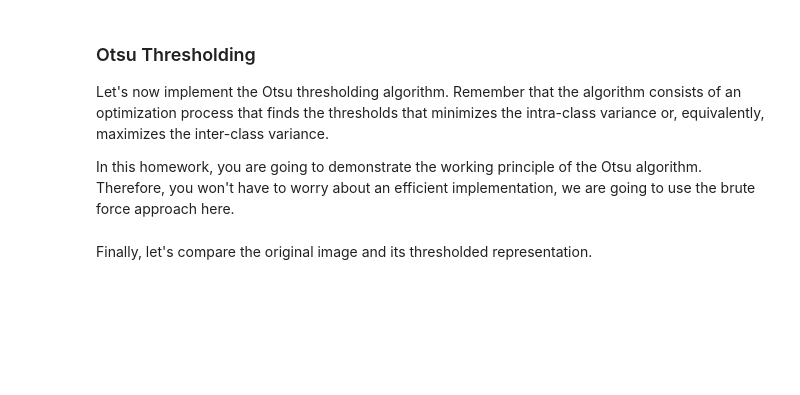
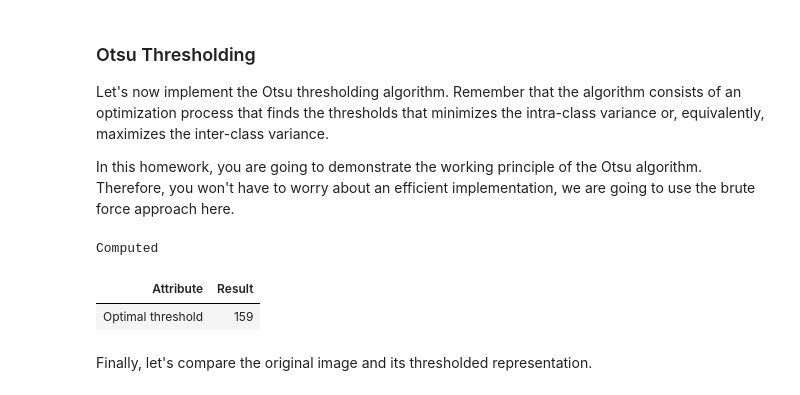
Before and after one commit to BogdanPinchuk/ComputerVision-PBY_HW8, a Jupyter notebook: Bohdan_Pinchuk_CV_HW8.ipynb, the cells around one changed output. Saved outputs shown, nothing was run; the diff lists cells and outputs as text; code cells hidden in the pictures; blank space fills up the shorter version.

```diff
--- a/Bohdan_Pinchuk_CV_HW8.ipynb
+++ b/Bohdan_Pinchuk_CV_HW8.ipynb
@@ -196,45 +189,67 @@ Let's now implement the Otsu thresholding algorithm. Remember that the algorithm
 
 In this homework, you are going to demonstrate the working principle of the Otsu algorithm. Therefore, you won't have to worry about an efficient implementation, we are going to use the brute force approach here.
 # %%
+# Standard computing
+
+import numpy as np
+import apps.reporter as rpt
+
+# Input data
+# Initializations
+best_wcv = np.finfo(np.float32).max  # Best within-class variance (wcv)
+opt_th = None  # Threshold corresponding to the best wcv
+
 # Get image dimensions
-rows, cols =
+rows, cols = img_gray.shape
+
+# Solution
+gray_flat = img_gray.flatten()
+
 # Compute the total amount of image pixels
-num_pixels =
-
-# Initializations
-best_wcv = 1e6  # Best within-class variance (wcv)
-opt_th = None   # Threshold corresponding to the best wcv
+num_pixels = rows * cols
 
 # Brute force search using all possible thresholds (levels of gray)
 for th in range(0, 256):
+    # Extract the image pixels corresponding to the foreground
+    foreground = gray_flat[gray_flat <= th]
     # Extract the image pixels corresponding to the background
-    foreground =
-    # Extract the image pixels corresponding to the background
-    background =
+    background = gray_flat[gray_flat > th]
 
     # If foreground or background are empty, continue
     if len(foreground) == 0 or len(background) == 0:
         continue
 
     # Compute class-weights (omega parameters) for foreground and background
-    omega_f =
-    omega_b =
+    omega_f = len(foreground) / num_pixels
+    omega_b = len(background) / num_pixels
 
     # Compute pixel variance for foreground and background
     # Hint: Check out the var function from numpy ;-)
     # https://numpy.org/doc/stable/reference/generated/numpy.var.html
-    sigma2_f =
-    sigma2_b =
+    sigma2_f = np.var(foreground)
+    sigma2_b = np.var(background)
 
     # Compute the within-class variance
-    wcv =
+    wcv = omega_f * sigma2_f + omega_b * sigma2_b
 
     # Perform the optimization
     if wcv < best_wcv:
-        best =
-        opt_th =
+        best_wcv = wcv
+        opt_th = th
 
-# Print out the optimal threshold found by Otsu algorithm
-print('Optimal threshold', opt_th)
+# Form image according to the optimal threshold
+img_th = img_gray > opt_th
+
+rp = rpt.Reporter()
+rp.add_item("Optimal threshold", str(opt_th))
+
+# Print results
+rp.print_pd_report("Computed")
+
+images_dict["Image with optimal threshold"] = img_th
+# %% [output]
+Computed
+| Attribute | Result |
+| Optimal threshold | 159 |
 # %% [markdown]
 Finally, let's compare the original image and its thresholded representation.
```
Also changed, not shown: parts of 5 cells of this notebook.
